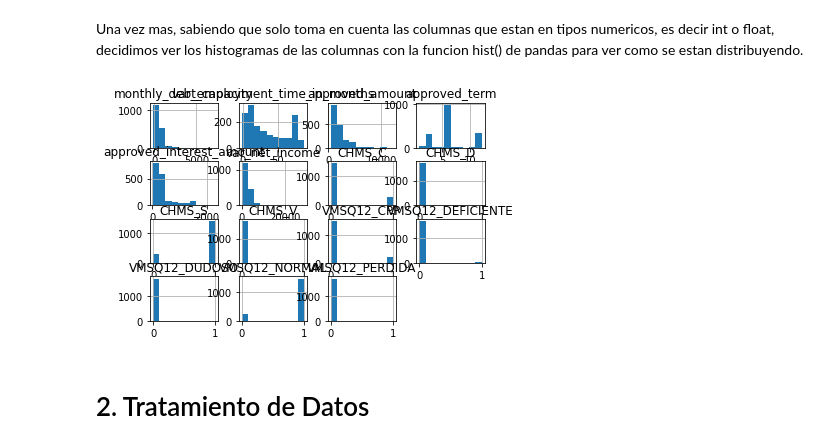
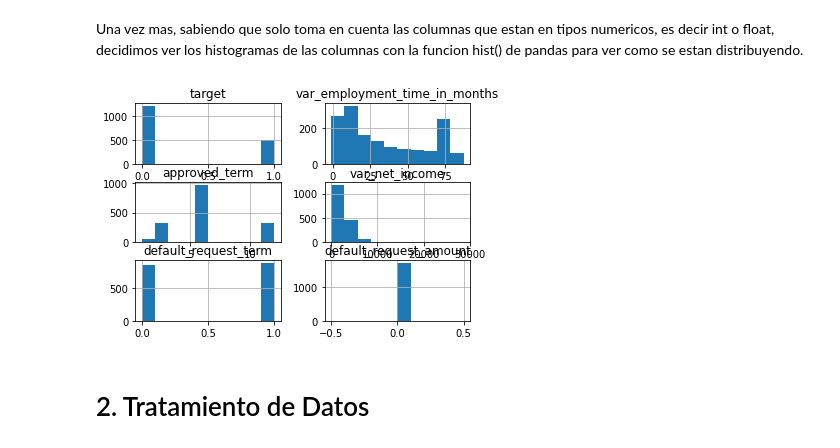
Before and after one commit to AbrahamG20/TPMachineLearning, a Jupyter notebook: TP_Machine_Learning.ipynb, the cells around one changed output. Saved outputs shown, nothing was run; the diff lists cells and outputs as text; code cells hidden in the pictures.

```diff
--- a/TP_Machine_Learning.ipynb
+++ b/TP_Machine_Learning.ipynb
@@ -114,9 +114,9 @@ x_df.describe()
 # %% [markdown]
 Una vez mas, sabiendo que solo toma en cuenta las columnas que estan en tipos numericos, es decir int o float, decidimos ver los histogramas de las columnas con la funcion hist() de pandas para ver como se estan distribuyendo.
 # %%
-x_df.hist();
+df.hist();
 # %% [output]
-[figure, old version]
+[figure, new version]
 # %% [markdown]
 # 2.  Tratamiento de Datos
 # %% [markdown]
```
Also changed, not shown: parts of 35 cells of this notebook.
